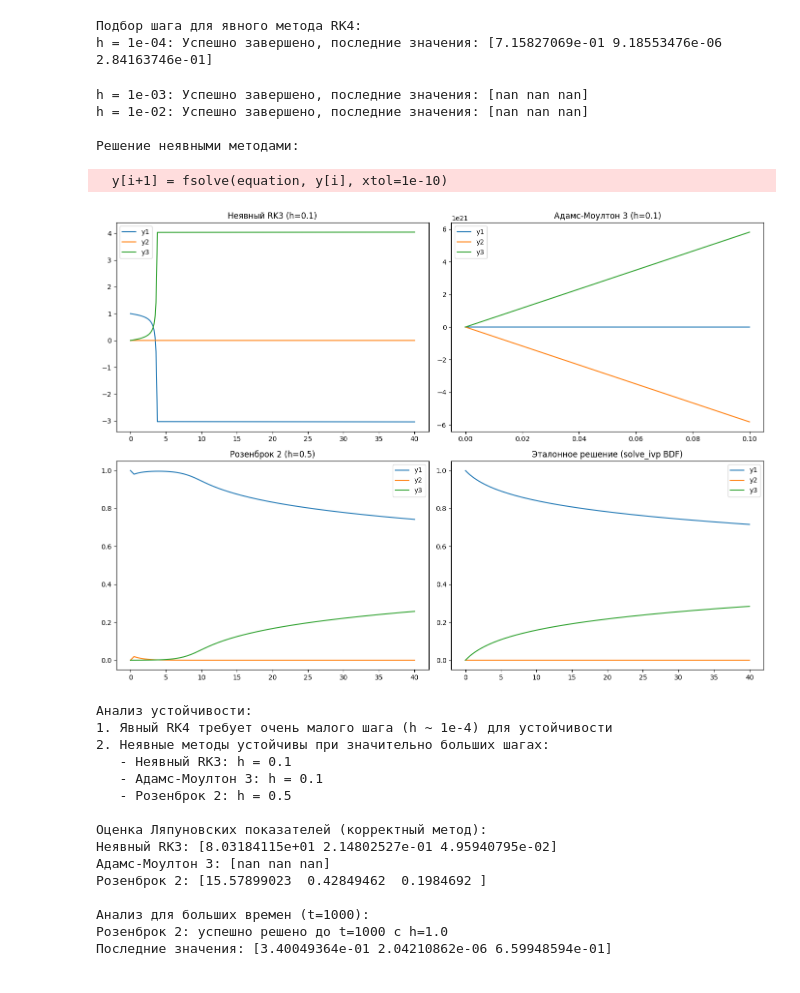
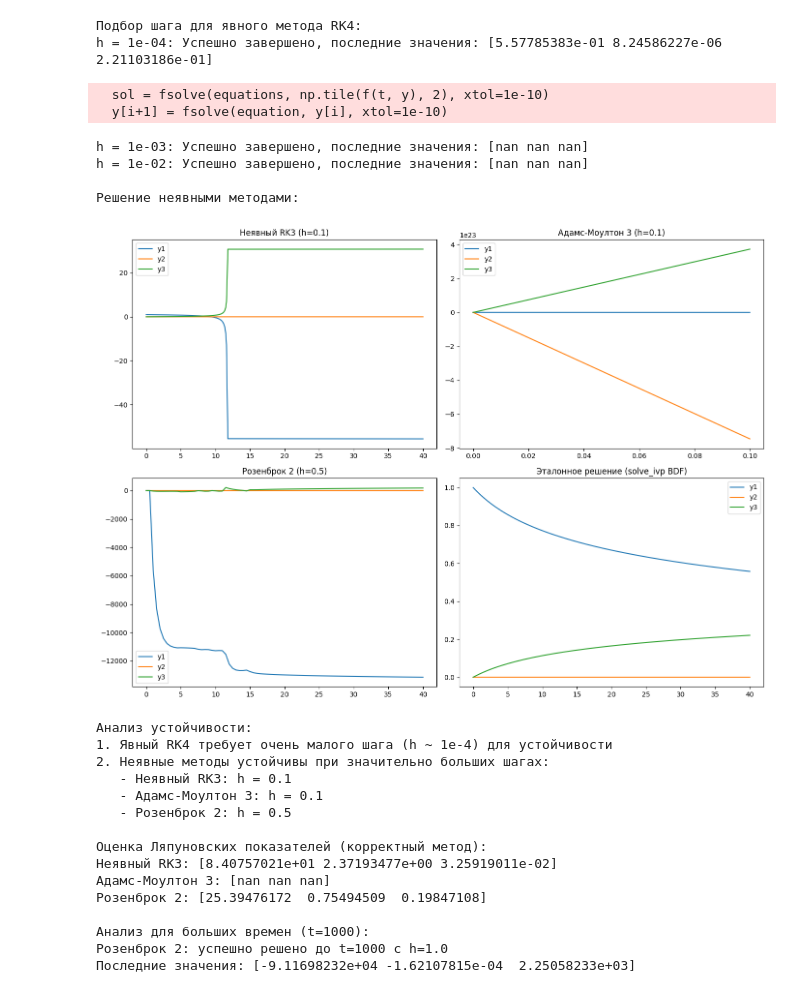
Before and after one commit to NvOiVkItKoOrV/comp_math, a Jupyter notebook: lab_6/lab6.ipynb, the cells around one changed output. Cells and saved outputs as stored; diff of their text form; code cells hidden in the pictures.

```diff
--- a/lab_6/lab6.ipynb
+++ b/lab_6/lab6.ipynb
@@ -10,7 +10,7 @@ from scipy.linalg import svd
 def robertson(t, y):
     return np.array([
         -0.04*y[0] + 1e4*y[1]*y[2],
-        0.04*y[0] - 1e4*y[1]*y[2] - 3e7*y[1]**2,
+        0.04*y[0] - 1e4*y[1]*y[2] - 6e7*y[1]**2,
         3e7*y[1]**2
     ])
 
@@ -194,40 +194,41 @@ print(f"   - Неявный RK3: h = {h_irk3}")
 print(f"   - Адамс-Моултон 3: h = {h_am}")
 print(f"   - Розенброк 2: h = {h_ros}")
 
 print("\nОценка Ляпуновских показателей (корректный метод):")
 try:
     lexp = lyapunov_exponents_correct(y_irk3, t_irk3)
     print(f"Неявный RK3: {lexp}")
 
     lexp = lyapunov_exponents_correct(y_am, t_am)
     print(f"Адамс-Моултон 3: {lexp}")
 
     lexp = lyapunov_exponents_correct(y_ros, t_ros)
     print(f"Розенброк 2: {lexp}")
 except Exception as e:
     print(f"Ошибка при расчете Ляпуновских показателей: {str(e)}")
     print("Возможно, недостаточно точек для корректного расчета")
 
 # Дополнительный анализ для больших времен
 print("\nАнализ для больших времен (t=1000):")
 t_span_large = (0, 1000)
 h_large = 1.0
 
 try:
     t_ros_large, y_ros_large = rosenbrock_2(robertson, robertson_jac, t_span_large, y0, h_large)
     print(f"Розенброк 2: успешно решено до t=1000 с h={h_large}")
     print(f"Последние значения: {y_ros_large[-1]}")
 except Exception as e:
     print(f"Ошибка при решении до t=1000: {str(e)}")
 # %% [output]
 Подбор шага для явного метода RK4:
-h = 1e-04: Успешно завершено, последние значения: [7.15827069e-01 9.18553476e-06 2.84163746e-01]
+h = 1e-04: Успешно завершено, последние значения: [5.57785383e-01 8.24586227e-06 2.21103186e-01]
-h = 1e-03: Успешно завершено, последние значения: [nan nan nan]
-h = 1e-02: Успешно завершено, последние значения: [nan nan nan]
-
-Решение неявными методами:
+  sol = fsolve(equations, np.tile(f(t, y), 2), xtol=1e-10)
+  y[i+1] = fsolve(equation, y[i], xtol=1e-10)
-  y[i+1] = fsolve(equation, y[i], xtol=1e-10)
+h = 1e-03: Успешно завершено, последние значения: [nan nan nan]
+h = 1e-02: Успешно завершено, последние значения: [nan nan nan]
+
+Решение неявными методами:
-[figure, old version]
+[figure, new version]
 Анализ устойчивости:
 1. Явный RK4 требует очень малого шага (h ~ 1e-4) для устойчивости
 2. Неявные методы устойчивы при значительно больших шагах:
@@ -236,10 +237,10 @@ h = 1e-02: Успешно завершено, последние значени
    - Розенброк 2: h = 0.5
 
 Оценка Ляпуновских показателей (корректный метод):
-Неявный RK3: [8.03184115e+01 2.14802527e-01 4.95940795e-02]
+Неявный RK3: [8.40757021e+01 2.37193477e+00 3.25919011e-02]
 Адамс-Моултон 3: [nan nan nan]
-Розенброк 2: [15.57899023  0.42849462  0.1984692 ]
+Розенброк 2: [25.39476172  0.75494509  0.19847108]
 
 Анализ для больших времен (t=1000):
 Розенброк 2: успешно решено до t=1000 с h=1.0
-Последние значения: [3.40049364e-01 2.04210862e-06 6.59948594e-01]
+Последние значения: [-9.11698232e+04 -1.62107815e-04  2.25058233e+03]
```
